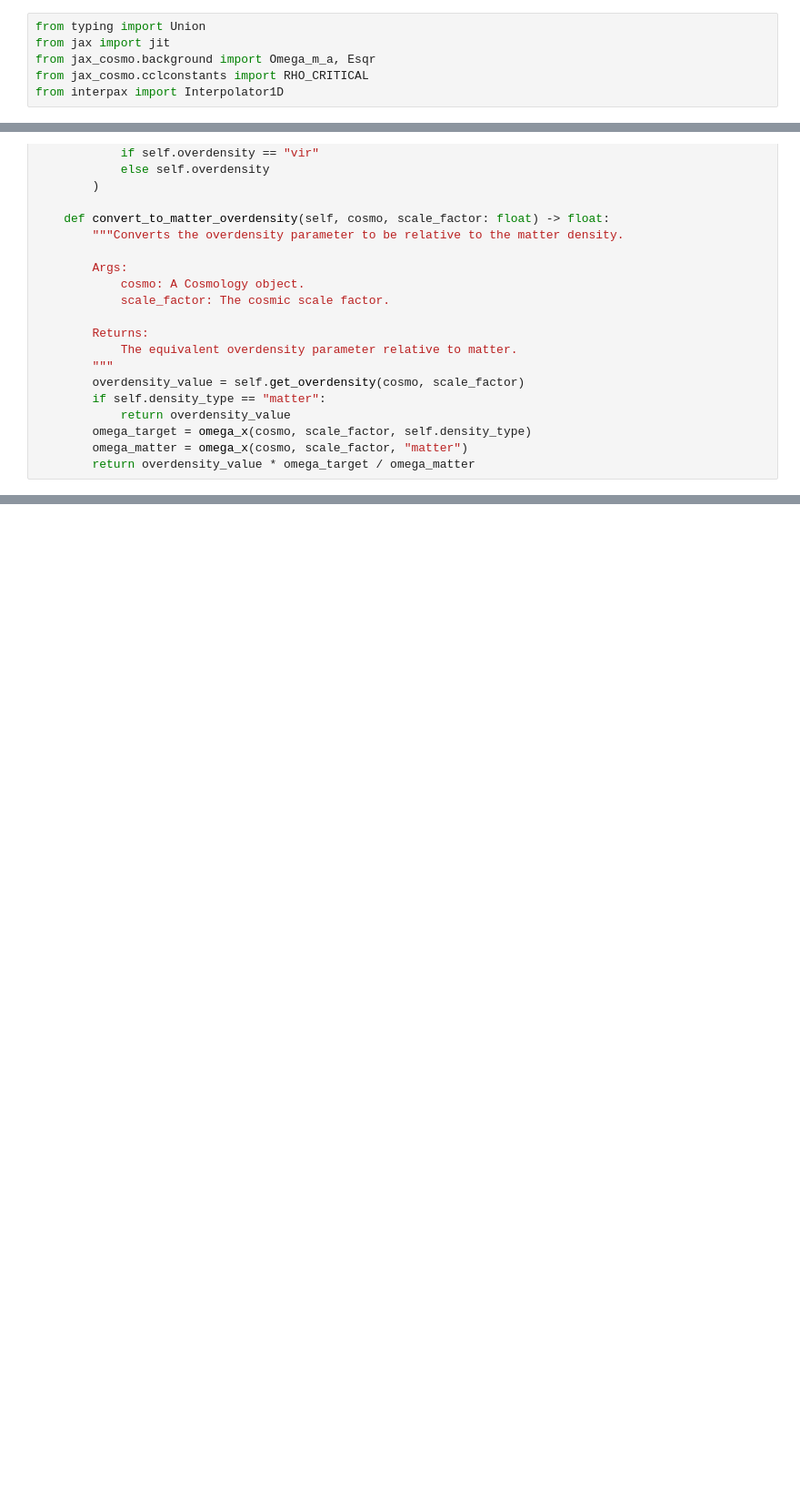
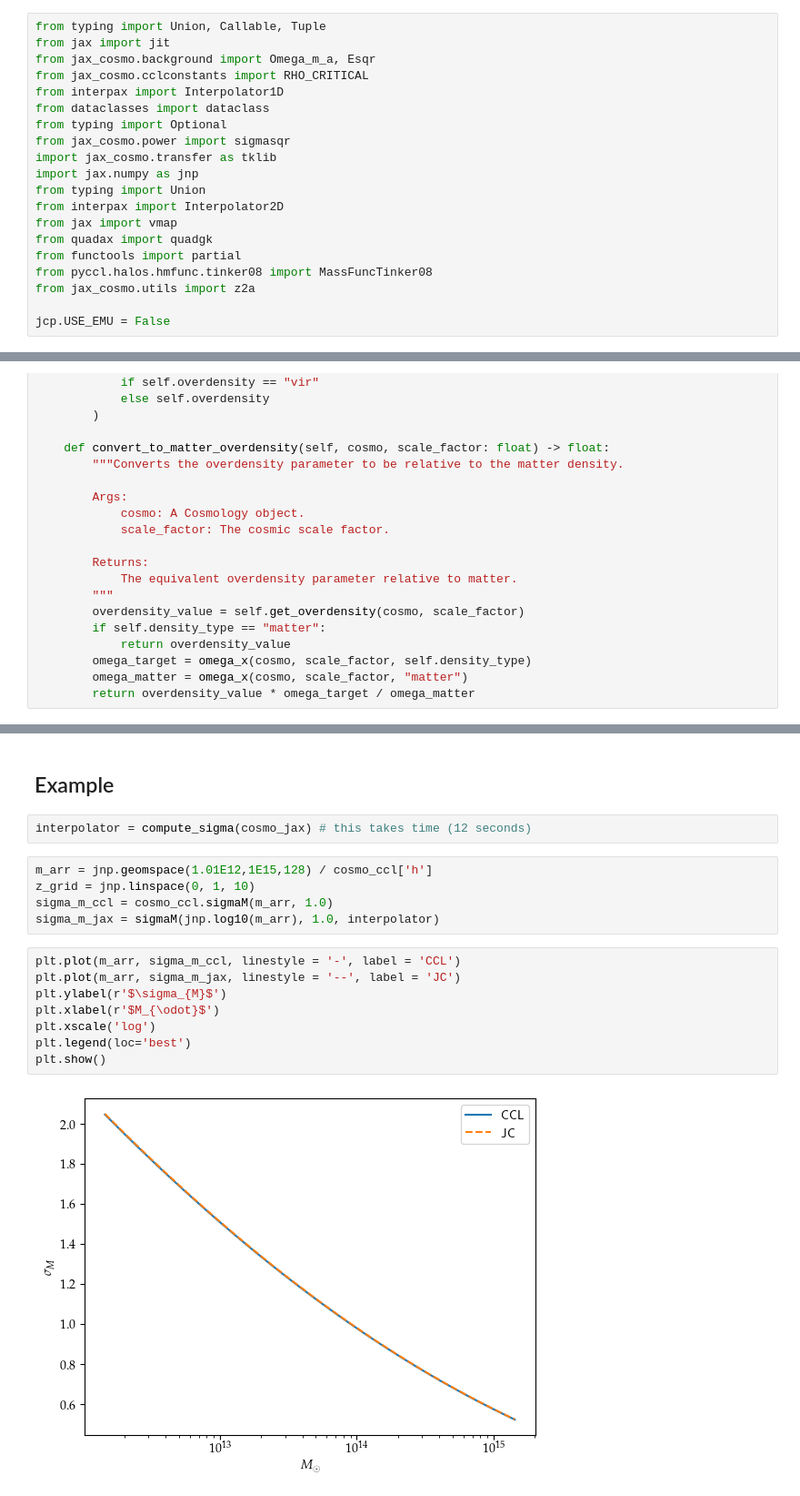
Before and after one commit to Harry45/jaxccl, a Jupyter notebook: notebook_playground.ipynb, the cells around one changed output, grey strips where cells are left out. Shown at 91% size. Saved outputs shown, nothing was run; the diff lists cells and outputs as text; blank space fills up the shorter version.

Commit message:
notebook halo calculation

```diff
--- a/notebook_playground.ipynb
+++ b/notebook_playground.ipynb
@@ -558,8 +558,22 @@ plt.show()
 # %% [markdown]
 ## Halo Model
 # %%
-from typing import Union
+from typing import Union, Callable, Tuple
 from jax import jit
 from jax_cosmo.background import Omega_m_a, Esqr
 from jax_cosmo.cclconstants import RHO_CRITICAL
 from interpax import Interpolator1D
+from dataclasses import dataclass
+from typing import Optional
+from jax_cosmo.power import sigmasqr
+import jax_cosmo.transfer as tklib
+import jax.numpy as jnp
+from typing import Union
+from interpax import Interpolator2D
+from jax import vmap
+from quadax import quadgk
+from functools import partial
+from pyccl.halos.hmfunc.tinker08 import MassFuncTinker08
+from jax_cosmo.utils import z2a
+
+jcp.USE_EMU = False
@@ -794,0 +1080,19 @@ https://github.com/LSSTDESC/CCL/blob/4aa9c0b445f089f9549ba1d210ef3e3357d8cc7b/py
+# %% [markdown]
+## Example
+# %%
+interpolator = compute_sigma(cosmo_jax) # this takes time (12 seconds)
+# %%
+m_arr = jnp.geomspace(1.01E12,1E15,128) / cosmo_ccl['h']
+z_grid = jnp.linspace(0, 1, 10)
+sigma_m_ccl = cosmo_ccl.sigmaM(m_arr, 1.0)
+sigma_m_jax = sigmaM(jnp.log10(m_arr), 1.0, interpolator)
+# %%
+plt.plot(m_arr, sigma_m_ccl, linestyle = '-', label = 'CCL')
+plt.plot(m_arr, sigma_m_jax, linestyle = '--', label = 'JC')
+plt.ylabel(r'$\sigma_{M}$')
+plt.xlabel(r'$M_{\odot}$')
+plt.xscale('log')
+plt.legend(loc='best')
+plt.show()
+# %% [output]
+[figure, added]
```
Also changed, not shown: parts of 11 cells of this notebook.
